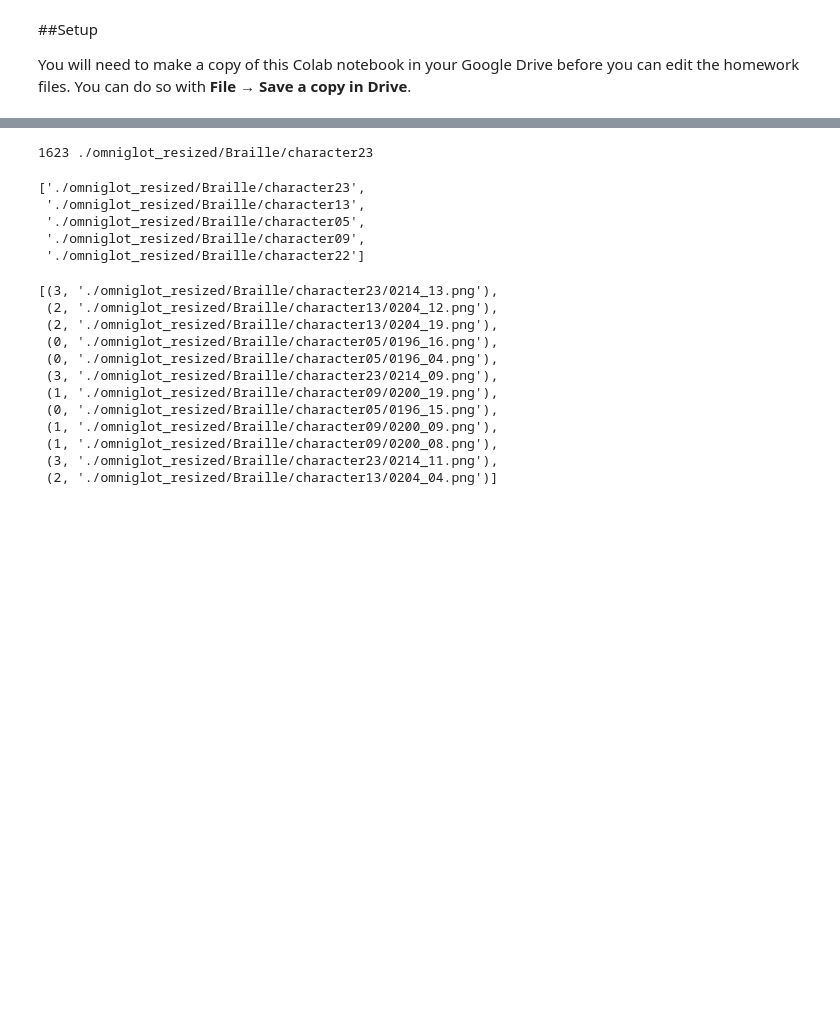
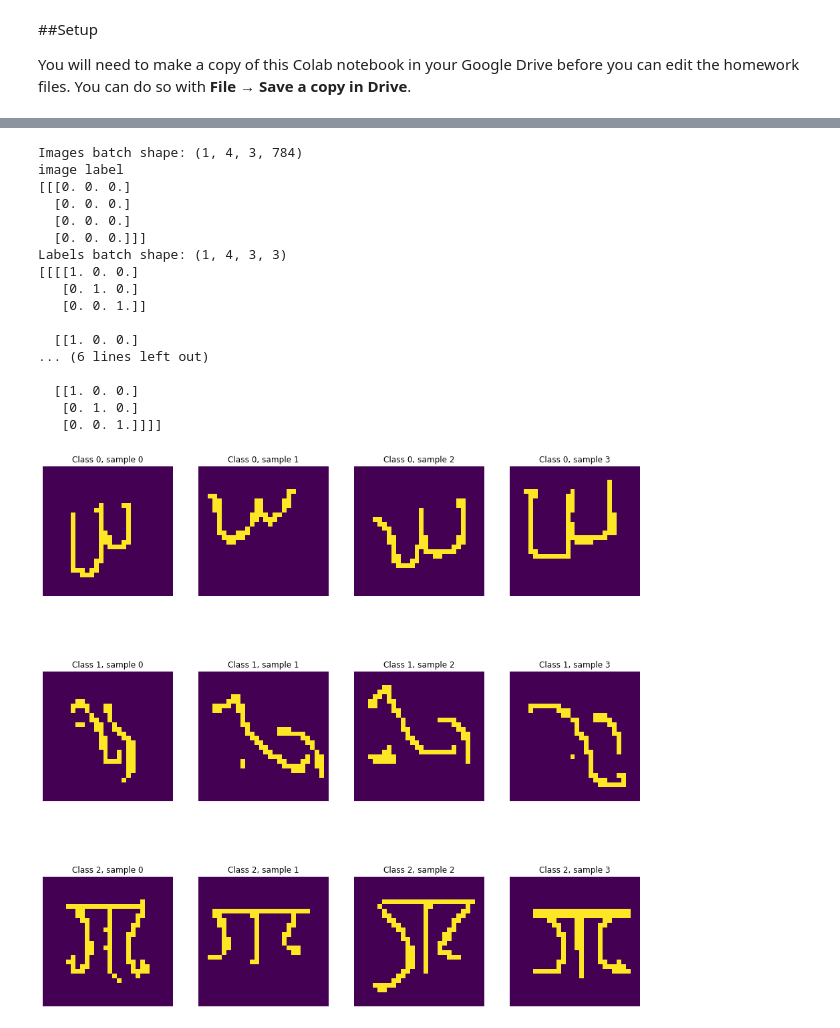
Before and after one commit to jiwoncpark/cs330-deep-multitask-meta-learning, a Jupyter notebook: CS330_Homework1_Stencil.ipynb, the cells around one changed output, grey strips where cells are left out. Saved outputs shown, nothing was run; the diff lists cells and outputs as text; code cells hidden in the pictures; blank space fills up the shorter version.

```diff
--- a/CS330_Homework1_Stencil.ipynb
+++ b/CS330_Homework1_Stencil.ipynb
@@ -143,40 +151,49 @@ class DataGenerator(object):
         #############################
 
         return all_image_batches.astype(np.float32), all_label_batches.astype(np.float32)
-# %%
-config = {}
-data_folder = config.get('data_folder', './omniglot_resized')
-character_folders = [os.path.join(data_folder, family, character)
-                             for family in os.listdir(data_folder)
-                             if os.path.isdir(os.path.join(data_folder, family))
-                             for character in os.listdir(os.path.join(data_folder, family))
-                             if os.path.isdir(os.path.join(data_folder, family, character))]
-print(len(character_folders), character_folders[0])
-# %% [output]
-1623 ./omniglot_resized/Braille/character23
-# %%
-character_folders[:5]
-# %% [output]
-['./omniglot_resized/Braille/character23',
- './omniglot_resized/Braille/character13',
- './omniglot_resized/Braille/character05',
- './omniglot_resized/Braille/character09',
- './omniglot_resized/Braille/character22']
-# %%
-get_images(character_folders[:4], [3, 2, 0, 1], nb_samples=3, shuffle=True)
-# %% [output]
-[(3, './omniglot_resized/Braille/character23/0214_13.png'),
- (2, './omniglot_resized/Braille/character13/0204_12.png'),
- (2, './omniglot_resized/Braille/character13/0204_19.png'),
- (0, './omniglot_resized/Braille/character05/0196_16.png'),
- (0, './omniglot_resized/Braille/character05/0196_04.png'),
- (3, './omniglot_resized/Braille/character23/0214_09.png'),
- (1, './omniglot_resized/Braille/character09/0200_19.png'),
- (0, './omniglot_resized/Braille/character05/0196_15.png'),
- (1, './omniglot_resized/Braille/character09/0200_09.png'),
- (1, './omniglot_resized/Braille/character09/0200_08.png'),
- (3, './omniglot_resized/Braille/character23/0214_11.png'),
- (2, './omniglot_resized/Braille/character13/0204_04.png')]
+# %%
+import matplotlib.pyplot as plt
+%matplotlib inline
+
+N = 3
+K = 4
+data_gen = DataGenerator(num_classes=N, num_samples_per_class=K)
+images, labels = data_gen.sample_batch('train', batch_size=1)
+print("Images batch shape:", images.shape)
+print("image label")
+print(images[:, :, :, 0])
+print("Labels batch shape:", labels.shape)
+print(labels)
+plt.figure(figsize=(16, 16))
+count = 0
+for n in range(N):
+    for k in range(K):
+        plt.subplot(N, K, count + 1)
+        plt.title("Class {:d}, sample {:d}".format(n, k))
+        img = images[0, k, n].reshape((28, 28))
+        plt.imshow(img)
+        plt.axis('off');
+        count += 1
+plt.show()
+# %% [output]
+Images batch shape: (1, 4, 3, 784)
+image label
+[[[0. 0. 0.]
+  [0. 0. 0.]
+  [0. 0. 0.]
+  [0. 0. 0.]]]
+Labels batch shape: (1, 4, 3, 3)
+[[[[1. 0. 0.]
+   [0. 1. 0.]
+   [0. 0. 1.]]
+
+  [[1. 0. 0.]
+... (6 lines left out)
+
+  [[1. 0. 0.]
+   [0. 1. 0.]
+   [0. 0. 1.]]]]
+[figure, added]
 # %%
 import numpy as np
 import random
```
Also changed, not shown: parts of 8 cells of this notebook.
